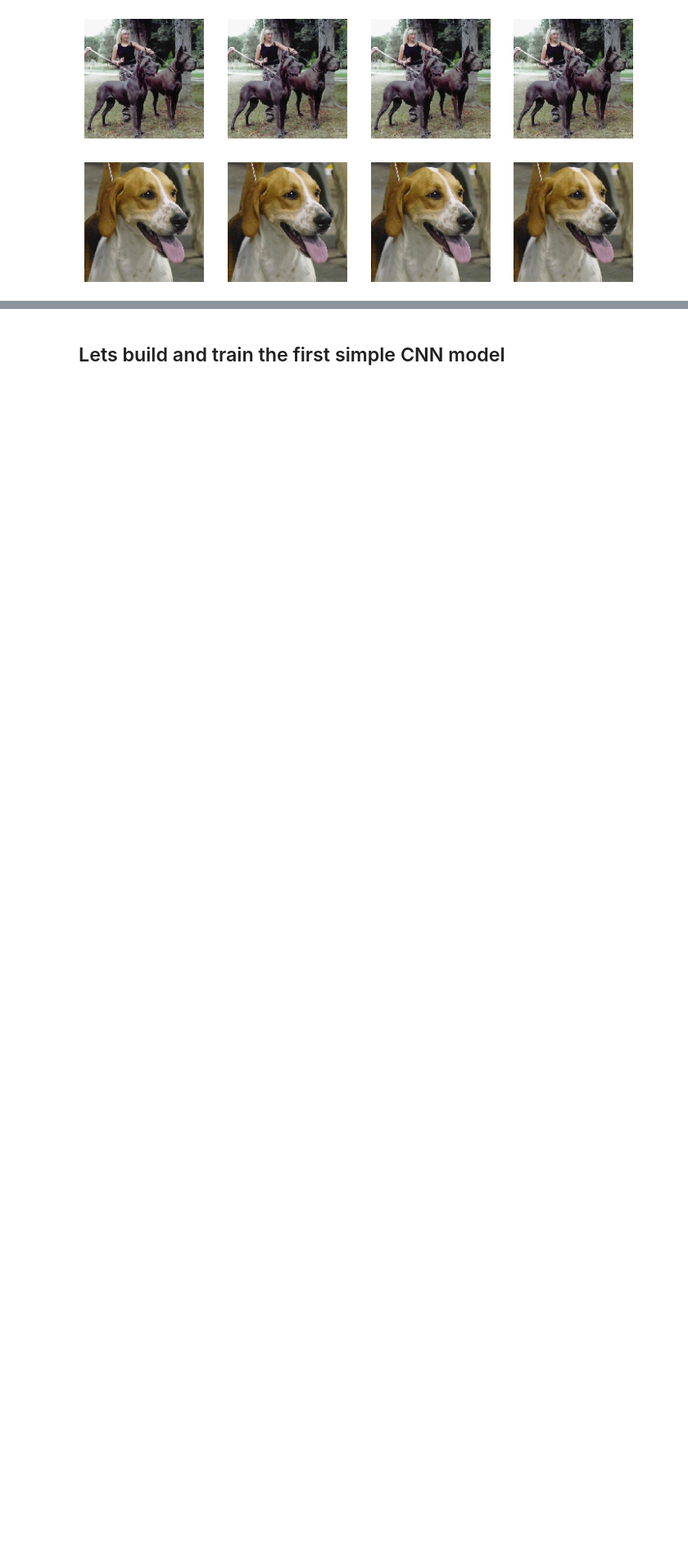
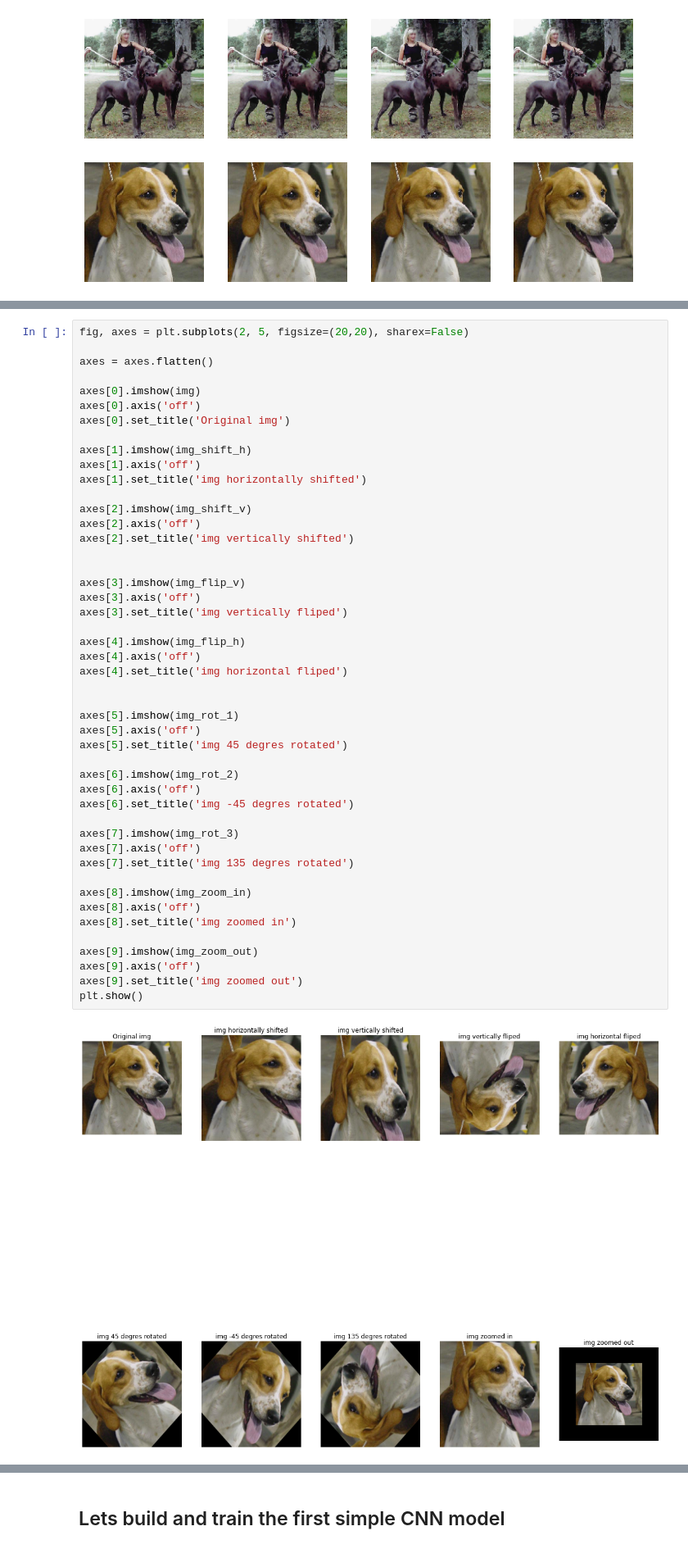
Before and after one commit to Jeremynadal33/classify_stanford_dogs, a Jupyter notebook: baseline.ipynb, the cells around one changed output, grey strips where cells are left out. Shown at 82% size. Saved outputs shown, nothing was run; the diff lists cells and outputs as text; blank space fills up the shorter version.

```diff
--- a/baseline.ipynb
+++ b/baseline.ipynb
@@ -193,0 +306,49 @@ Using the no augmentation
+# %%
+fig, axes = plt.subplots(2, 5, figsize=(20,20), sharex=False)
+
+axes = axes.flatten()
+
+axes[0].imshow(img)
+axes[0].axis('off')
+axes[0].set_title('Original img')
+
+axes[1].imshow(img_shift_h)
+axes[1].axis('off')
+axes[1].set_title('img horizontally shifted')
+
+axes[2].imshow(img_shift_v)
+axes[2].axis('off')
+axes[2].set_title('img vertically shifted')
+
+
+axes[3].imshow(img_flip_v)
+axes[3].axis('off')
+axes[3].set_title('img vertically fliped')
+
+axes[4].imshow(img_flip_h)
+axes[4].axis('off')
+axes[4].set_title('img horizontal fliped')
+
+
+axes[5].imshow(img_rot_1)
+axes[5].axis('off')
+axes[5].set_title('img 45 degres rotated')
+
+axes[6].imshow(img_rot_2)
+axes[6].axis('off')
+axes[6].set_title('img -45 degres rotated')
+
+axes[7].imshow(img_rot_3)
+axes[7].axis('off')
+axes[7].set_title('img 135 degres rotated')
+
+axes[8].imshow(img_zoom_in)
+axes[8].axis('off')
+axes[8].set_title('img zoomed in')
+
+axes[9].imshow(img_zoom_out)
+axes[9].axis('off')
+axes[9].set_title('img zoomed out')
+plt.show()
+# %% [output]
+[figure, added]
```
Also changed, not shown: parts of 16 cells of this notebook.
